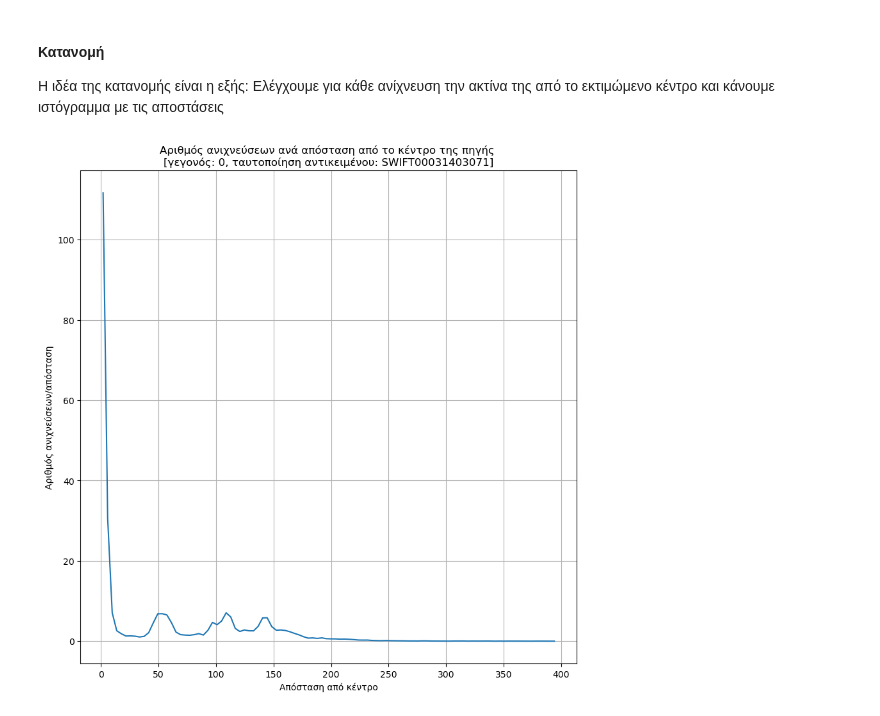
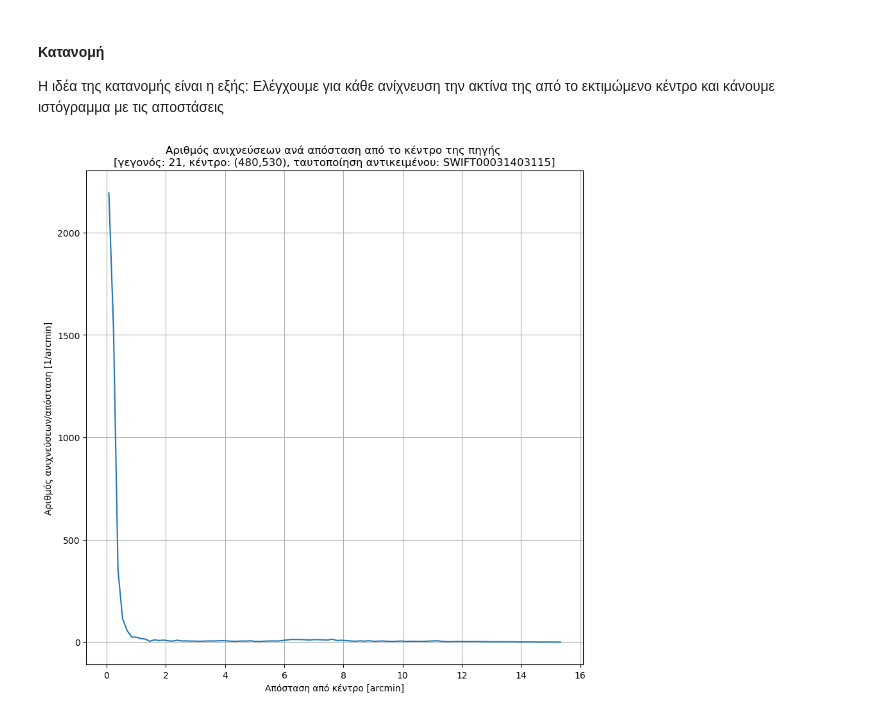
Before and after one commit to xmamalou/astrolab-team-exercise, a Jupyter notebook: thing.ipynb, the cells around one changed output. Saved outputs shown, nothing was run; the diff lists cells and outputs as text; code cells hidden in the pictures.

```diff
--- a/thing.ipynb
+++ b/thing.ipynb
@@ -35,6 +35,10 @@ class Circle:
 
     def are_in_circle(self, points):
         return [self.is_in_circle(point) for point in points]
+
+# απόσταση από pixel σε λεπτά
+def pixel_to_arcmin(pixel):
+    return pixel * 0.0392
 # %% [markdown]
 #### Δεδομένα φωτογραφιών
 # %%
@@ -66,5 +70,10 @@ event_data = [event[1].data for event in events]
 # %%
-event_index = 0
+event_index = 22
+
+if event_index >= len(event_data):
+    event_index = len(event_data) - 1
+    print("\033[91mEvent index out of bounds, setting to last event\033[0m")
+
 source_data = event_data[event_index]
 
 source_x_limits = Point(350, 780)
@@ -87,8 +98,8 @@ plt.show()
 #### Ορισμός Γεωμετρικών Χαρακτηριστικών εικόνας
 Πρέπει να επεξεργάζεστε ανά περίπτωση το κέντρο του άστρου. Η ακτίνα δεν απαιτεί αλλαγή, καθώς είναι καθαρά για λόγους οπτικοποίησης
 # %%
-source_center_x = 565
-source_center_y = 585
+source_center_x = 480
+source_center_y = 530
 source_radius = 50
 
 source_origin = Point(source_center_x, source_center_y)
@@ -125,24 +137,25 @@ def get_distances_of_detections(data, origin_point = origin):
 # %%
 distances = get_distances_of_detections(source_data, source_origin)
 bin_count = 100
 
 object_id = event_headers[event_index]['TELESCOP'] + event_headers[event_index]['OBS_ID']
 
 plt.close('all')
 # Δεδομένα
 counts, bins = np.histogram(distances, bins = bin_count)
 bin_middle = (1/2)*(bins[1:] + bins[:-1]) # το μέσον κάθε μπάρας
+unit_bin_middle = [pixel_to_arcmin(bin) for bin in bin_middle]
 figure = plt.figure(1,figsize=(10,10))
 # Ρυθμίσεις
-plt.plot(bin_middle, counts/bin_middle)
+plt.plot(unit_bin_middle, counts/unit_bin_middle)
 plt.grid("both")
-plt.title("Αριθμός ανιχνεύσεων ανά απόσταση από το κέντρο της πηγής \n[γεγονός: " + str(event_index) + ", ταυτοποίηση αντικειμένου: " + object_id + "]")
-plt.xlabel("Απόσταση από κέντρο")
-plt.ylabel("Αριθμός ανιχνεύσεων/απόσταση")
+plt.title("Αριθμός ανιχνεύσεων ανά απόσταση από το κέντρο της πηγής \n[γεγονός: " + str(event_index) + ", κέντρο: (" + str(source_center_x) + "," + str(source_center_y) + ")" + ", ταυτοποίηση αντικειμένου: " + object_id + "]")
+plt.xlabel("Απόσταση από κέντρο [arcmin]")
+plt.ylabel("Αριθμός ανιχνεύσεων/απόσταση [1/arcmin]")
 # Αποθήκευση
 figure_name = "histograms/hist_" + str(event_index) + "_" + object_id + ".png"
 figure.savefig(figure_name)
 # Εμφάνιση
 plt.show()
 # %% [output]
-[figure, old version]
+[figure, new version]
```
Also changed, not shown: parts of 6 cells of this notebook, 22 other files.
